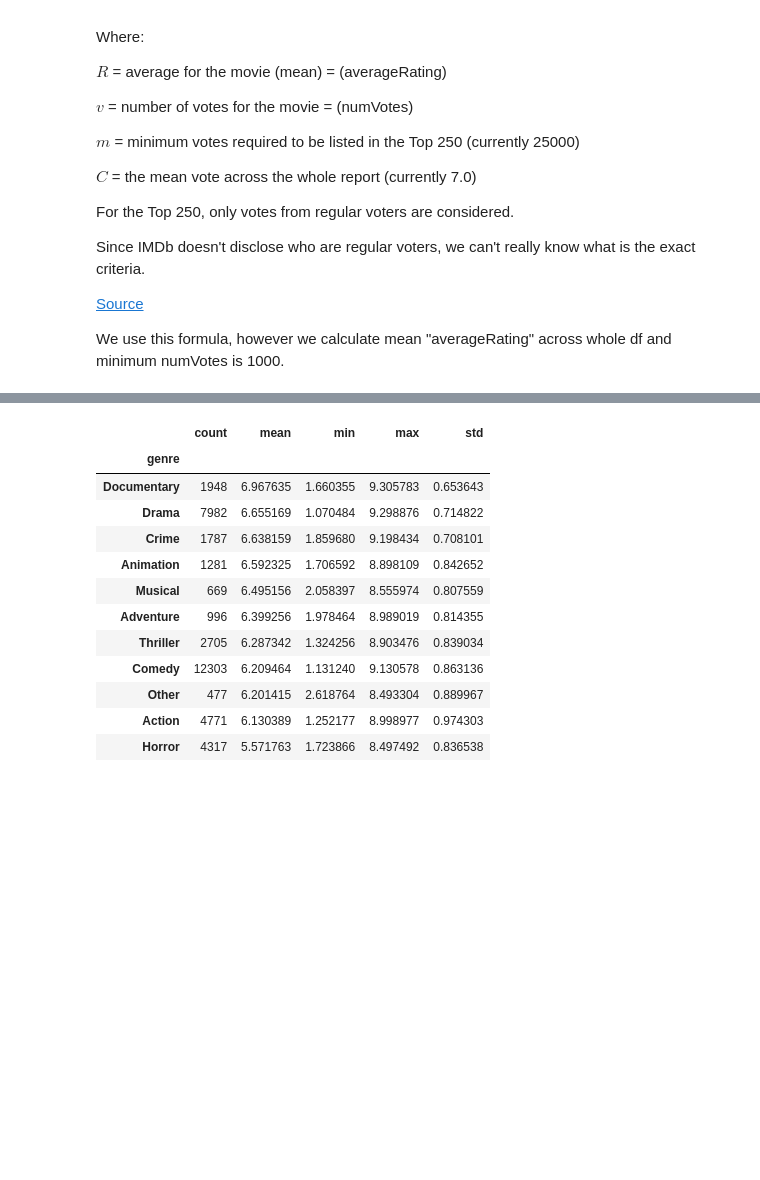
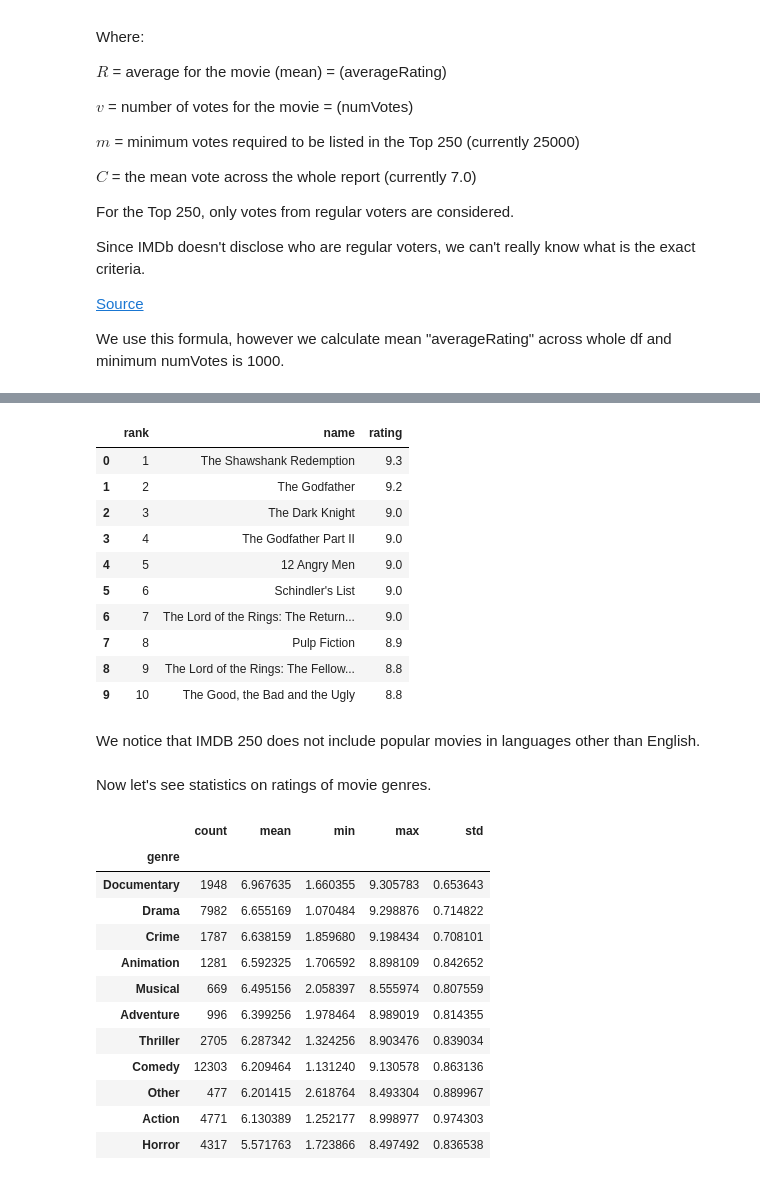
Before and after one commit to a-maksimov/data_analysis, a Jupyter notebook: imdb_horror_analysis.ipynb, the cells around one changed output, grey strips where cells are left out. Saved outputs shown, nothing was run; the diff lists cells and outputs as text; code cells hidden in the pictures; blank space fills up the shorter version.

```diff
--- a/imdb_horror_analysis.ipynb
+++ b/imdb_horror_analysis.ipynb
@@ -231,3 +278,22 @@ df['wr'] = ((df['numVotes'] / (df['numVotes'] + min_numVotes)) * df['averageRati
+# %%
+imdb_top_250 = pd.read_csv('/content/IMDB Top 250 Movies.csv', usecols=['rank', 'name', 'rating'])
+imdb_top_250.head(10)
+# %% [output]
+|  | rank | name | rating |
+| 0 | 1 | The Shawshank Redemption | 9.3 |
+| 1 | 2 | The Godfather | 9.2 |
+| 2 | 3 | The Dark Knight | 9.0 |
+| 3 | 4 | The Godfather Part II | 9.0 |
+| 4 | 5 | 12 Angry Men | 9.0 |
+| 5 | 6 | Schindler's List | 9.0 |
+| 6 | 7 | The Lord of the Rings: The Return... | 9.0 |
+| 7 | 8 | Pulp Fiction | 8.9 |
+| 8 | 9 | The Lord of the Rings: The Fellow... | 8.8 |
+| 9 | 10 | The Good, the Bad and the Ugly | 8.8 |
+# %% [markdown]
+We notice that IMDB 250 does not include popular movies in languages other than English.
+# %% [markdown]
+Now let's see statistics on ratings of movie genres.
 # %%
 df.groupby('genre')['wr'].agg(['count', 'mean', 'min', 'max', 'std']).sort_values(['mean'], ascending=False)
 # %% [output]
```
Also changed, not shown: parts of 13 cells of this notebook.
